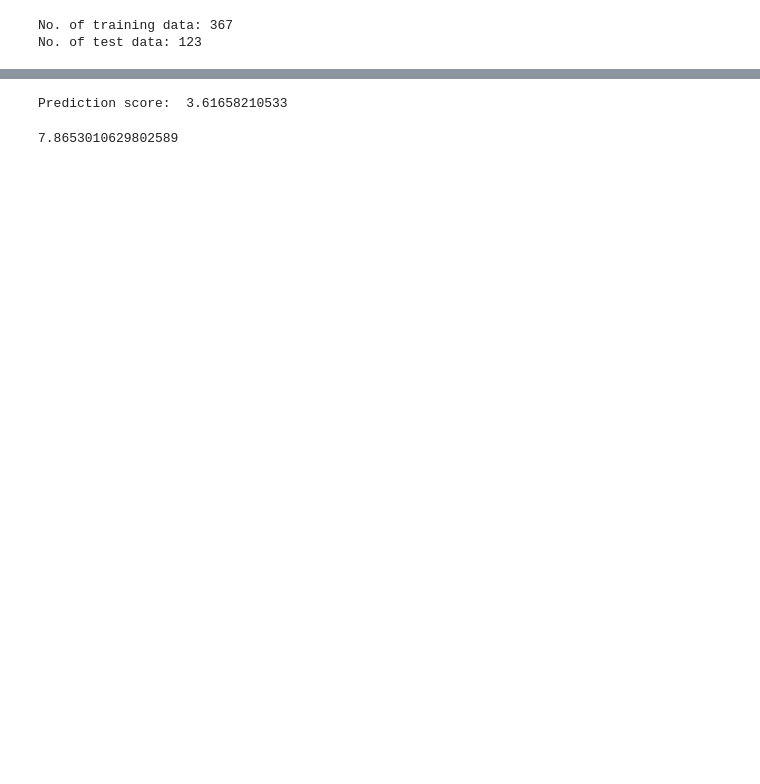
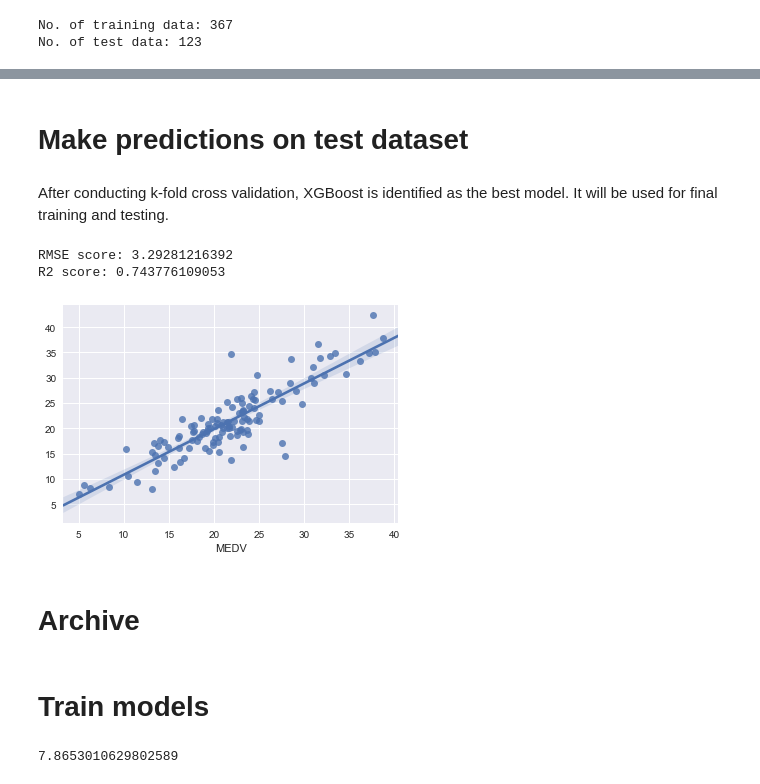
Before and after one commit to davidcmh/machine-learning, a Jupyter notebook: boston_housing_uci/boston_housing_uci.ipynb, the cells around one changed output, grey strips where cells are left out. Cells and saved outputs as stored; diff of their text form; code cells hidden in the pictures; blank space fills up the shorter version.

Commit message:
Added k-fold cross validation

```diff
--- a/boston_housing_uci/boston_housing_uci.ipynb
+++ b/boston_housing_uci/boston_housing_uci.ipynb
@@ -447 +526,26 @@ X_test
+# %% [markdown]
+# Make predictions on test dataset
+# %% [markdown]
+After conducting k-fold cross validation, XGBoost is identified as the best model. It will be used for final training and testing.
+# %%
+from sklearn.metrics import mean_squared_error
+
+# train model using X_train and y_train, and make predictions on X_test
+model = xgb_regr
+model.fit(X_train, y_train)
+y_pred = model.predict(X_test)
+
+rmse_score = np.sqrt(mean_squared_error(y_test, y_pred))
+rsquared_score = r2_score(y_test, y_pred)
+print('RMSE score:', rmse_score)
+print('R2 score:', rsquared_score)
+sns.regplot(y_test, y_pred)
+# %% [output]
+RMSE score: 3.29281216392
+R2 score: 0.743776109053
+[figure, added]
+# %% [markdown]
+# Archive
+# %% [markdown]
+# Train models
 # %%
@@ -449,11 +553,2 @@ from sklearn.metrics import mean_squared_error
 def rmse(y_test,y_pred):
       return np.sqrt(mean_squared_error(y_test,y_pred))
-# %%
-from sklearn.linear_model import LinearRegression
-ols = LinearRegression()
-model = ols.fit(X_train, y_train)
-
-y_pred = model.predict(X_test)
-print("Prediction score: ", rmse(y_test, y_pred))
-# %% [output]
-Prediction score:  3.61658210533
```
Also changed, not shown: parts of 57 cells of this notebook.
